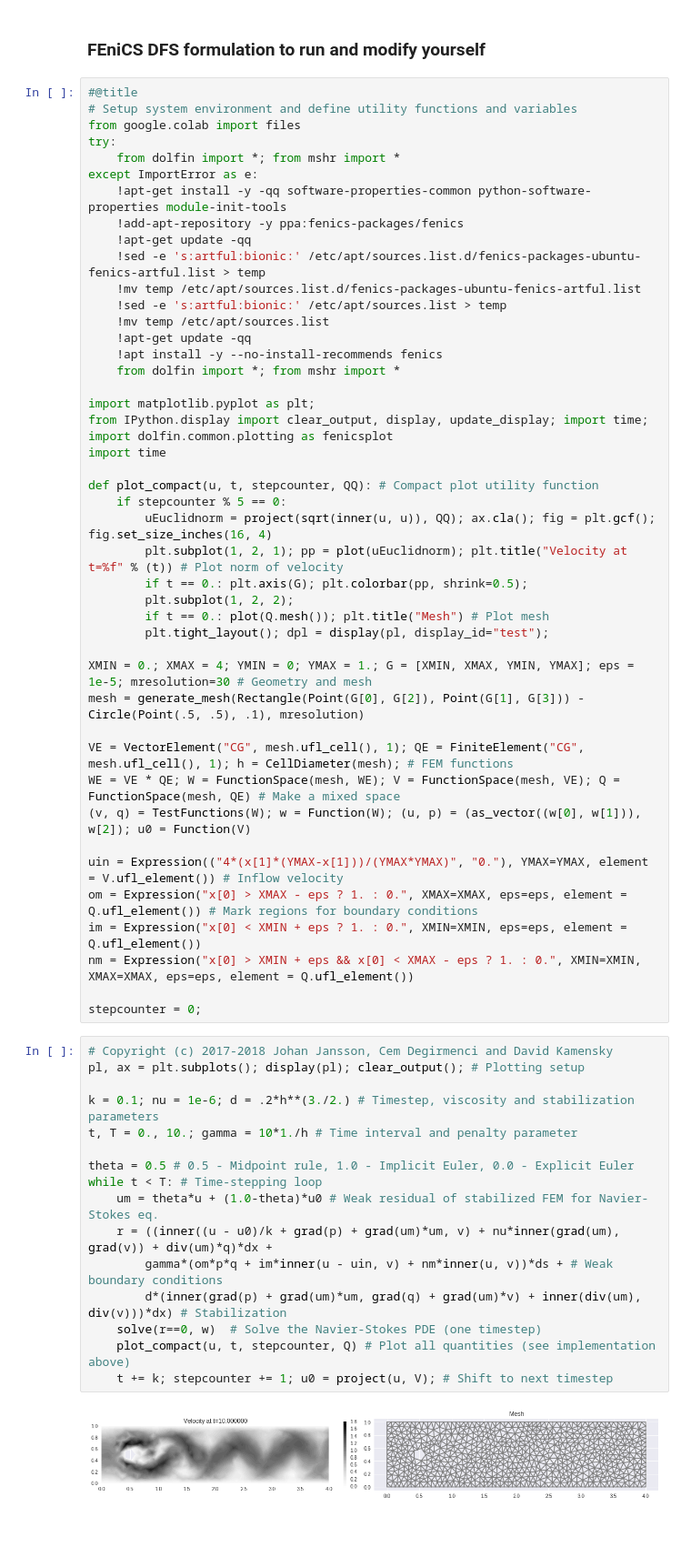
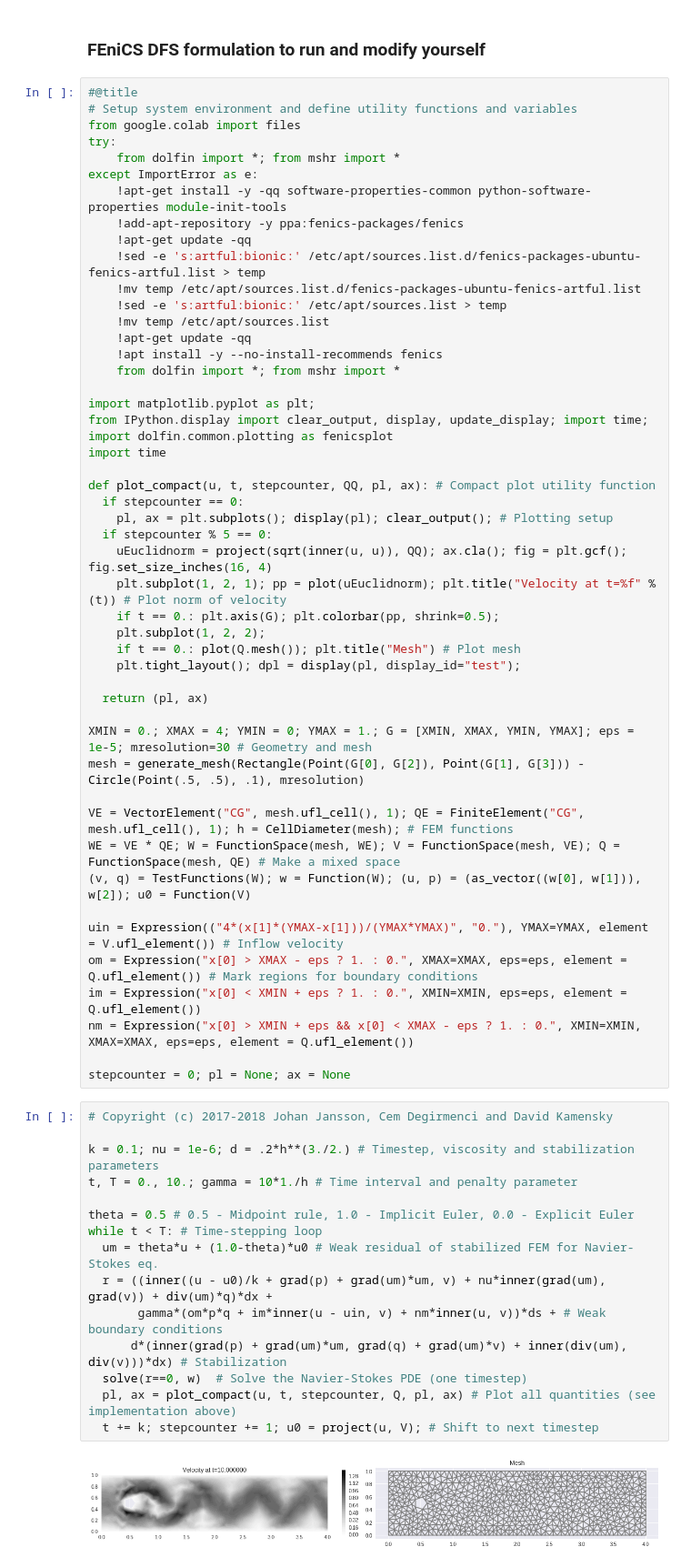
Before and after one commit to johanjan/MOOC-HPFEM-source, a Jupyter notebook: MOOC_HPFEM_Fluid.ipynb, the cells around one changed output. Shown at 91% size. Drawn from its saved outputs; the diff is of its cells as text; blank space fills up the shorter version.

Commit message:
Compactify plotting.

```diff
--- a/MOOC_HPFEM_Fluid.ipynb
+++ b/MOOC_HPFEM_Fluid.ipynb
@@ -42,14 +42,18 @@ import matplotlib.pyplot as plt;
 from IPython.display import clear_output, display, update_display; import time; import dolfin.common.plotting as fenicsplot
 import time
 
-def plot_compact(u, t, stepcounter, QQ): # Compact plot utility function
-    if stepcounter % 5 == 0:
-        uEuclidnorm = project(sqrt(inner(u, u)), QQ); ax.cla(); fig = plt.gcf(); fig.set_size_inches(16, 4)
-        plt.subplot(1, 2, 1); pp = plot(uEuclidnorm); plt.title("Velocity at t=%f" % (t)) # Plot norm of velocity
-        if t == 0.: plt.axis(G); plt.colorbar(pp, shrink=0.5);
-        plt.subplot(1, 2, 2);
-        if t == 0.: plot(Q.mesh()); plt.title("Mesh") # Plot mesh
-        plt.tight_layout(); dpl = display(pl, display_id="test");
+def plot_compact(u, t, stepcounter, QQ, pl, ax): # Compact plot utility function
+  if stepcounter == 0:
+    pl, ax = plt.subplots(); display(pl); clear_output(); # Plotting setup
+  if stepcounter % 5 == 0:
+    uEuclidnorm = project(sqrt(inner(u, u)), QQ); ax.cla(); fig = plt.gcf(); fig.set_size_inches(16, 4)
+    plt.subplot(1, 2, 1); pp = plot(uEuclidnorm); plt.title("Velocity at t=%f" % (t)) # Plot norm of velocity
+    if t == 0.: plt.axis(G); plt.colorbar(pp, shrink=0.5);
+    plt.subplot(1, 2, 2);
+    if t == 0.: plot(Q.mesh()); plt.title("Mesh") # Plot mesh
+    plt.tight_layout(); dpl = display(pl, display_id="test");
+
+  return (pl, ax)
 
 XMIN = 0.; XMAX = 4; YMIN = 0; YMAX = 1.; G = [XMIN, XMAX, YMIN, YMAX]; eps = 1e-5; mresolution=30 # Geometry and mesh
 mesh = generate_mesh(Rectangle(Point(G[0], G[2]), Point(G[1], G[3])) - Circle(Point(.5, .5), .1), mresolution)
@@ -63,22 +67,21 @@ om = Expression("x[0] > XMAX - eps ? 1. : 0.", XMAX=XMAX, eps=eps, element = Q.u
 im = Expression("x[0] < XMIN + eps ? 1. : 0.", XMIN=XMIN, eps=eps, element = Q.ufl_element())
 nm = Expression("x[0] > XMIN + eps && x[0] < XMAX - eps ? 1. : 0.", XMIN=XMIN, XMAX=XMAX, eps=eps, element = Q.ufl_element())
 
-stepcounter = 0;
+stepcounter = 0; pl = None; ax = None
 # %%
 # Copyright (c) 2017-2018 Johan Jansson, Cem Degirmenci and David Kamensky
-pl, ax = plt.subplots(); display(pl); clear_output(); # Plotting setup
 
 k = 0.1; nu = 1e-6; d = .2*h**(3./2.) # Timestep, viscosity and stabilization parameters
 t, T = 0., 10.; gamma = 10*1./h # Time interval and penalty parameter
 
 theta = 0.5 # 0.5 - Midpoint rule, 1.0 - Implicit Euler, 0.0 - Explicit Euler
 while t < T: # Time-stepping loop
-    um = theta*u + (1.0-theta)*u0 # Weak residual of stabilized FEM for Navier-Stokes eq.
-    r = ((inner((u - u0)/k + grad(p) + grad(um)*um, v) + nu*inner(grad(um), grad(v)) + div(um)*q)*dx +
-        gamma*(om*p*q + im*inner(u - uin, v) + nm*inner(u, v))*ds + # Weak boundary conditions
-        d*(inner(grad(p) + grad(um)*um, grad(q) + grad(um)*v) + inner(div(um), div(v)))*dx) # Stabilization
-    solve(r==0, w)  # Solve the Navier-Stokes PDE (one timestep)
-    plot_compact(u, t, stepcounter, Q) # Plot all quantities (see implementation above)
-    t += k; stepcounter += 1; u0 = project(u, V); # Shift to next timestep
+  um = theta*u + (1.0-theta)*u0 # Weak residual of stabilized FEM for Navier-Stokes eq.
+  r = ((inner((u - u0)/k + grad(p) + grad(um)*um, v) + nu*inner(grad(um), grad(v)) + div(um)*q)*dx +
+       gamma*(om*p*q + im*inner(u - uin, v) + nm*inner(u, v))*ds + # Weak boundary conditions
+      d*(inner(grad(p) + grad(um)*um, grad(q) + grad(um)*v) + inner(div(um), div(v)))*dx) # Stabilization
+  solve(r==0, w)  # Solve the Navier-Stokes PDE (one timestep)
+  pl, ax = plot_compact(u, t, stepcounter, Q, pl, ax) # Plot all quantities (see implementation above)
+  t += k; stepcounter += 1; u0 = project(u, V); # Shift to next timestep
 # %% [output]
-[figure, old version]
+[figure, new version]
```
Also changed, not shown: parts of 1 cell of this notebook.
